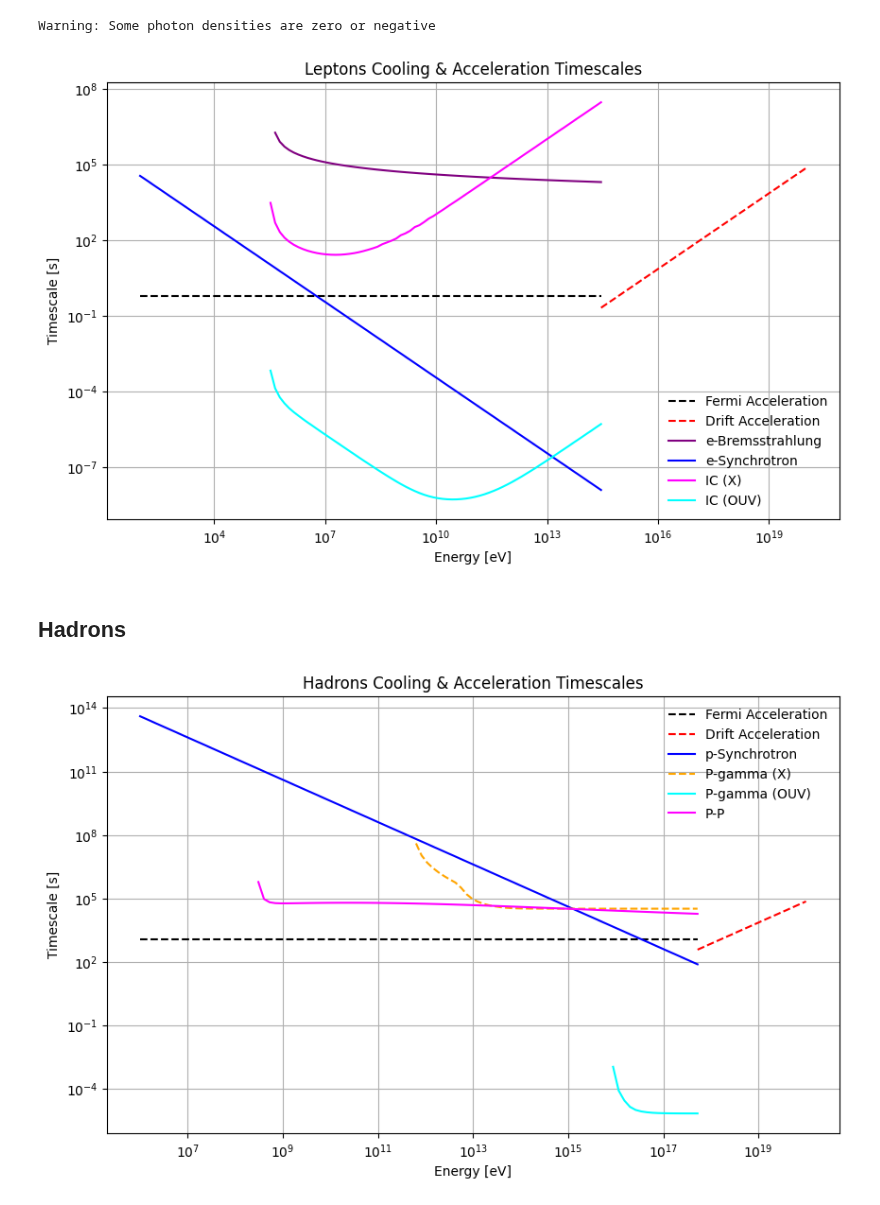
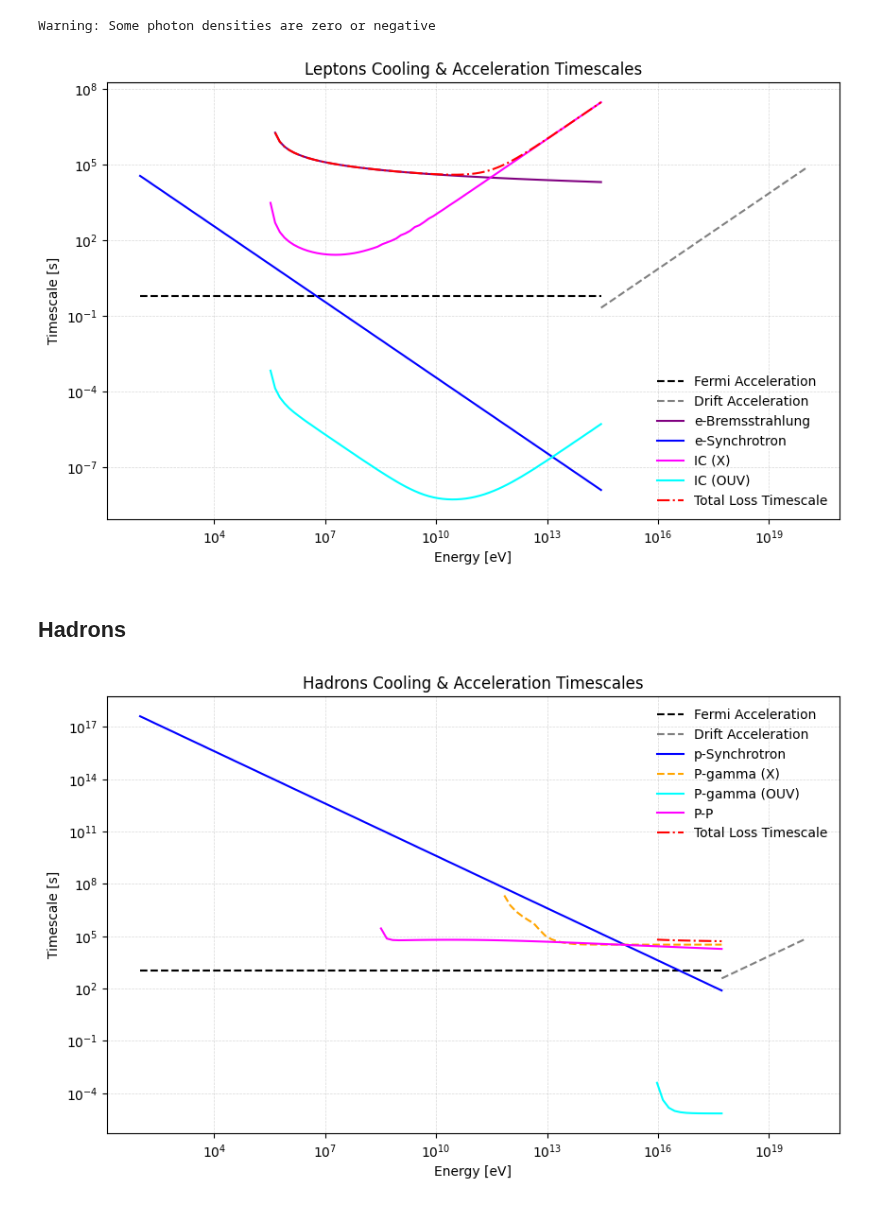
Before and after one commit to luanapassosreis/AGN_Studies, a Jupyter notebook: radiative_models/timescales.ipynb, the cells around one changed output. Cells and saved outputs as stored; diff of their text form; code cells hidden in the pictures.

```diff
--- a/radiative_models/timescales.ipynb
+++ b/radiative_models/timescales.ipynb
@@ -79,7 +81,7 @@ plt.figure(figsize=(10, 6))
 
 ## acceleration
 plt.loglog(Ee/eV,[(me/mp)*t_acc_fermi(va, delta_RX)]*len(Ee),'--', label='Fermi Acceleration', color='black')
-plt.loglog(Ee_drift/eV,t_acc_drift(Ee_drift, B_c, va),'--', label='Drift Acceleration', color='red')
+plt.loglog(Ee_drift/eV,t_acc_drift(Ee_drift, B_c, va),'--', label='Drift Acceleration', color='gray')
 
 ## losses
 plt.loglog(Ee/eV,t_loss_ebrems,label='e-Bremsstrahlung',color='purple')
@@ -87,6 +89,7 @@ plt.loglog(Ee/eV,t_loss_esynch,label='e-Synchrotron',color='blue')
 plt.loglog(Ee/eV,t_loss_IC_X,label='IC (X)',color='magenta')
 plt.loglog(Ee/eV,t_loss_IC_OUV,label='IC (OUV)',color='cyan')
 
+plt.loglog(Ee/eV, t_eloss_total, label='Total Loss Timescale', linestyle='-.', color='red')
 
 # plt.xlim((1e9,Ep.max()/eV))
 # plt.ylim((1e-11,1e6))
@@ -96,15 +99,17 @@ plt.ylabel('Timescale [s]')
 plt.title('Leptons Cooling & Acceleration Timescales')
 
 plt.legend(frameon=False,loc='lower right')
-plt.savefig('plots/leptons_eV.png',dpi=300)
+plt.savefig('plots/timescales_leptons_eV.png',dpi=300)
 
-plt.grid()
+plt.grid(True, which='both', color='gray', linestyle='--', linewidth=0.5, alpha=0.3)
 plt.show()
 # %% [output]
-[figure, old version]
+[figure, new version]
 # %% [markdown]
 ## Hadrons
 # %%
+rate_psynch = rate_synch(Ep, B_c, mp)
+
 rate_pp = rate_p_p(n_c, Ep)
 rate_pgamma_X = rate_p_gamma(Ep, eps_x, nph_x)
 rate_pgamma_OUV = rate_p_gamma(Ep, eps_OUV, nph_OUV)
@@ -115,7 +120,7 @@ rate_pp = np.where(rate_pp > 0, rate_pp, np.nan)
 rate_pgamma_X = np.where(rate_pgamma_X > 0, rate_pgamma_X, np.nan)
 rate_pgamma_OUV = np.where(rate_pgamma_OUV > 0, rate_pgamma_OUV, np.nan)
 # %%
-t_loss_psynch = 1 / rate_synch(Ep, B_c, mp)
+t_loss_psynch = 1 / rate_psynch
 t_loss_pp = 1 / rate_pp
 t_loss_pgamma_X = 1 / rate_pgamma_X
 t_loss_pgamma_OUV = 1 / rate_pgamma_OUV
@@ -123,6 +128,8 @@ t_loss_pgamma_OUV = 1 / rate_pgamma_OUV
 t_loss_pp = np.nan_to_num(t_loss_pp, nan=np.inf)
 t_loss_pgamma_X = np.nan_to_num(t_loss_pgamma_X, nan=np.inf)
 t_loss_pgamma_OUV = np.nan_to_num(t_loss_pgamma_OUV, nan=np.inf)
+# %%
+t_ploss_total = t_loss_psynch + t_loss_pp + t_loss_pgamma_X + t_loss_pgamma_OUV
 # %%
 ## hadrons
 
@@ -130,7 +137,7 @@ plt.figure(figsize=(10, 6))
 
 ## acceleration
 plt.loglog(Ep/eV,[t_acc_fermi(va, delta_RX)]*len(Ep),'--', label='Fermi Acceleration',color='black')
-plt.loglog(Ep_drift/eV,t_acc_drift(Ep_drift, B_c, va),'--', label='Drift Acceleration',color='red')
+plt.loglog(Ep_drift/eV,t_acc_drift(Ep_drift, B_c, va),'--', label='Drift Acceleration',color='gray')
 
 ## losses
 plt.loglog(Ep/eV,t_loss_psynch,label='p-Synchrotron',color='blue')
@@ -138,34 +145,35 @@ plt.loglog(Ep/eV,t_loss_pgamma_X,'--',label='P-gamma (X)',color='orange')
 plt.loglog(Ep/eV,t_loss_pgamma_OUV,label='P-gamma (OUV)',color='cyan')
 
 # Apply the condition for plotting only after 10^8 eV
 Ep_filtered = Ep[Ep/eV > 10**(8.37)]
 t_loss_pp_filtered = t_loss_pp[Ep/eV > 10**(8.37)]
 plt.loglog(Ep_filtered/eV, t_loss_pp_filtered, label='P-P', color='magenta')
 # plt.loglog(Ep/eV,t_loss_pp,label='P-P',color='magenta')
+
+plt.loglog(Ep/eV, t_ploss_total, label='Total Loss Timescale', linestyle='-.', color='red')
 
 # plt.loglog(Ep/eV,rate_p_gamma(Ep, eps_x, nph_x),'--',label='P-gamma (X)',color='magenta')
 # plt.loglog(Ep/eV,rate_p_gamma(Ep, eps_OUV, nph_OUV),label='P-gamma (OUV)',color='cyan')
 # # plt.loglog(Ep/eV,rate_pg_cool(Ep, eps_x, nph_x),label='P-gamma (X)', color='red')
 # # plt.loglog(Ep/eV,rate_pg_cool(Ep, eps_OUV, nph_OUV),label='P-gamma (OUV)',color='blue')
 
 # plt.loglog(Ep/eV,rate_bth_cool(Ep, eps_x, nph_x),label='B-H (X)', color='magenta')
 # plt.loglog(Ep/eV,rate_bth_cool(Ep, eps_OUV, nph_OUV),'--',label='B-H (OUV)', color='cyan')
 
 # plt.loglog(Ep/eV,cooling_rate_bth_isotropic,label='B-H (X)',color='orange')
 # plt.loglog(Ep/eV,cooling_rate_bth_ou,label='B-H (OUV)',color='purple')
 
 # plt.xlim((1e7,1e20))
 # plt.ylim((1e-14,1e11))
 
 plt.xlabel('Energy [eV]')
 plt.ylabel('Timescale [s]')
 plt.title('Hadrons Cooling & Acceleration Timescales')
 
 plt.legend(frameon=False,loc='upper right')
-# plt.xticks([1e9,1e10,1e11,1e12,1e13,1e14,1e15],labels=['9','10','11','12','13','14','15'])
-plt.savefig('plots/hadrons_eV.png',dpi=300)
+plt.savefig('plots/timescales_hadrons_eV.png',dpi=300)
 
-plt.grid()
+plt.grid(True, which='both', color='gray', linestyle='--', linewidth=0.5, alpha=0.3)
 plt.show()
 # %% [output]
-[figure, old version]
+[figure, new version]
```
Also changed, not shown: parts of 4 cells of this notebook, 15 other files.
